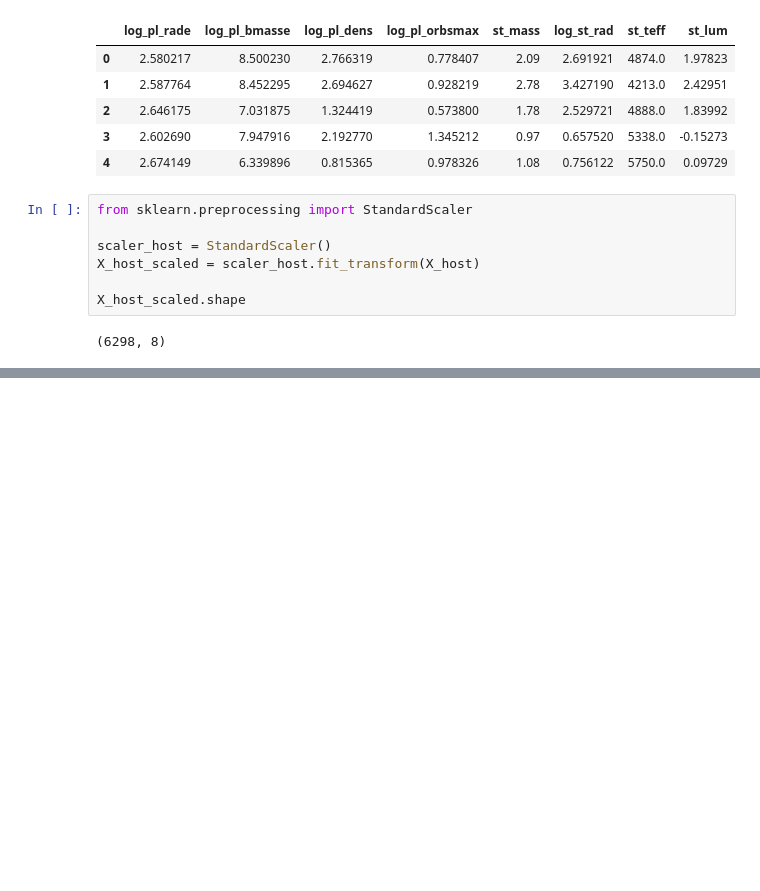
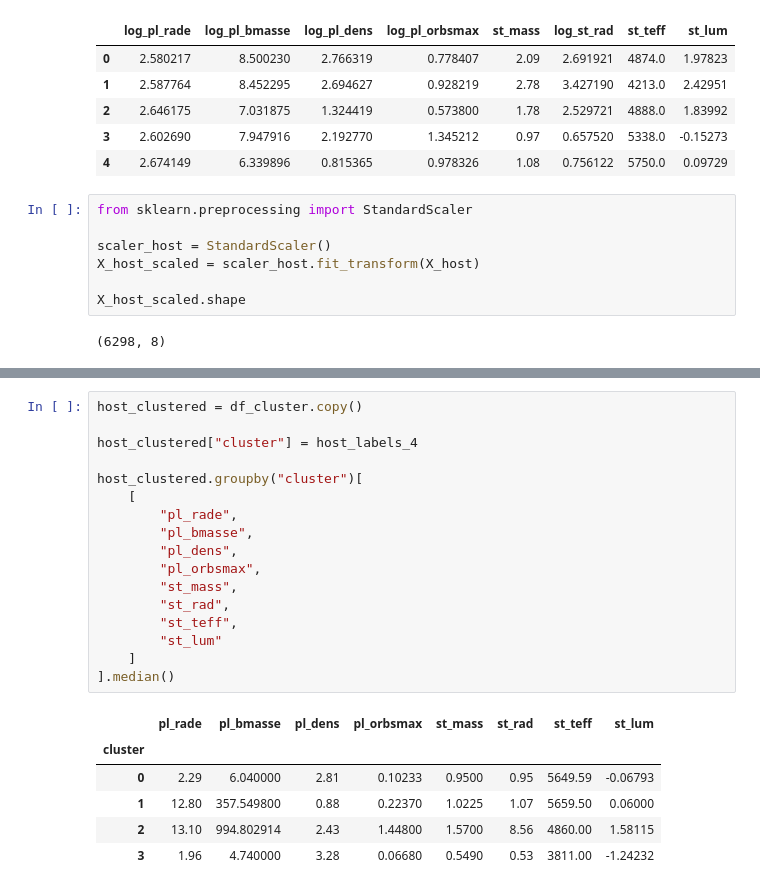
Before and after one commit to harini-prabakaran/celestia, a Jupyter notebook: notebooks/06_host_star_analysis.ipynb, the cells around one changed output, grey strips where cells are left out. Drawn from its saved outputs; the diff is of its cells as text; blank space fills up the shorter version.

```diff
--- a/notebooks/06_host_star_analysis.ipynb
+++ b/notebooks/06_host_star_analysis.ipynb
@@ -213,0 +299,24 @@ X_host_scaled.shape
+# %%
+host_clustered = df_cluster.copy()
+
+host_clustered["cluster"] = host_labels_4
+
+host_clustered.groupby("cluster")[
+    [
+        "pl_rade",
+        "pl_bmasse",
+        "pl_dens",
+        "pl_orbsmax",
+        "st_mass",
+        "st_rad",
+        "st_teff",
+        "st_lum"
+    ]
+].median()
+# %% [output]
+|  | pl_rade | pl_bmasse | pl_dens | pl_orbsmax | st_mass | st_rad | st_teff | st_lum |
+| cluster |  |  |  |  |  |  |  |  |
+| 0 | 2.29 | 6.040000 | 2.81 | 0.10233 | 0.9500 | 0.95 | 5649.59 | -0.06793 |
+| 1 | 12.80 | 357.549800 | 0.88 | 0.22370 | 1.0225 | 1.07 | 5659.50 | 0.06000 |
+| 2 | 13.10 | 994.802914 | 2.43 | 1.44800 | 1.5700 | 8.56 | 4860.00 | 1.58115 |
+| 3 | 1.96 | 4.740000 | 3.28 | 0.06680 | 0.5490 | 0.53 | 3811.00 | -1.24232 |
```
Also changed, not shown: parts of 13 cells of this notebook.
